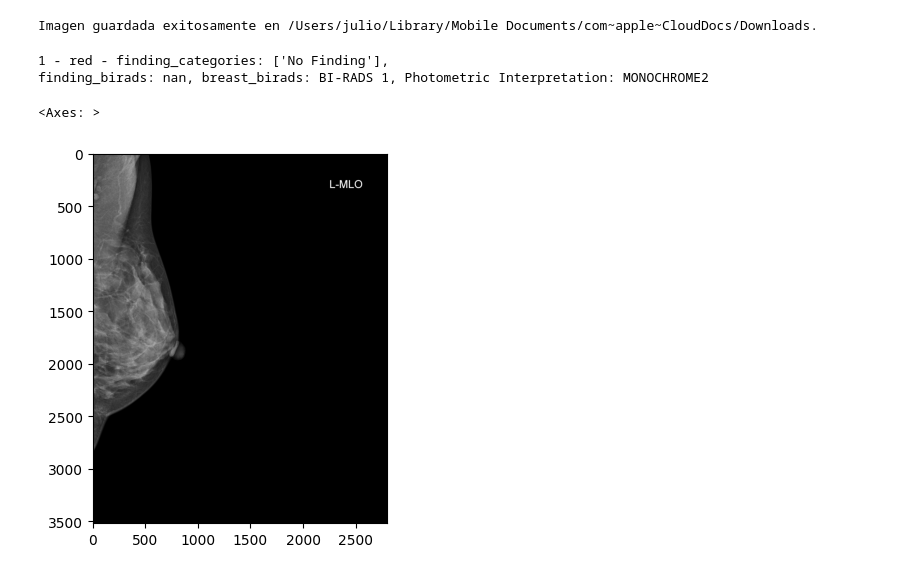
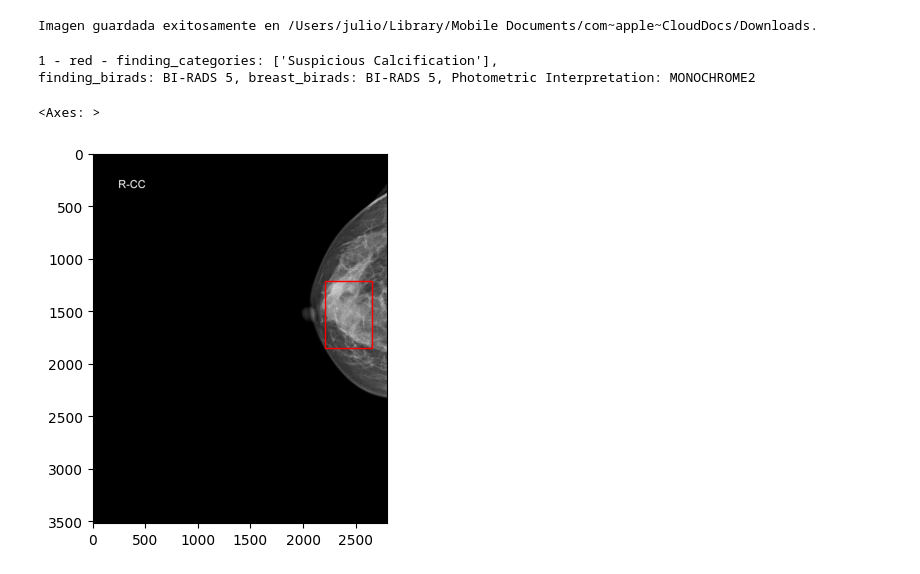
Before and after one commit to Julio-MS/pmm-falp, a Jupyter notebook: Classification-ViT/Demo/VinDr-Image.ipynb, the cells around one changed output. Drawn from its saved outputs; the diff is of its cells as text; code cells hidden in the pictures.

```diff
--- a/Classification-ViT/Demo/VinDr-Image.ipynb
+++ b/Classification-ViT/Demo/VinDr-Image.ipynb
@@ -11,9 +23,9 @@ utils.win_operation_save('43a9fff4ea9c4f7fa09d56c5583d2096') #0a6f0eac805822cd00
 # %% [output]
 Imagen guardada exitosamente en /Users/julio/Library/Mobile Documents/com~apple~CloudDocs/Downloads.
 # %%
-utils.show_image('43a9fff4ea9c4f7fa09d56c5583d2096')
+utils.show_image('6ffb4582bf7434518000863d13bf8915')
 # %% [output]
-1 - red - finding_categories: ['No Finding'],
-finding_birads: nan, breast_birads: BI-RADS 1, Photometric Interpretation: MONOCHROME2
+1 - red - finding_categories: ['Suspicious Calcification'],
+finding_birads: BI-RADS 5, breast_birads: BI-RADS 5, Photometric Interpretation: MONOCHROME2
 <Axes: >
-[figure, old version]
+[figure, new version]
```
Also changed, not shown: parts of 2 cells of this notebook, 2 other files.
